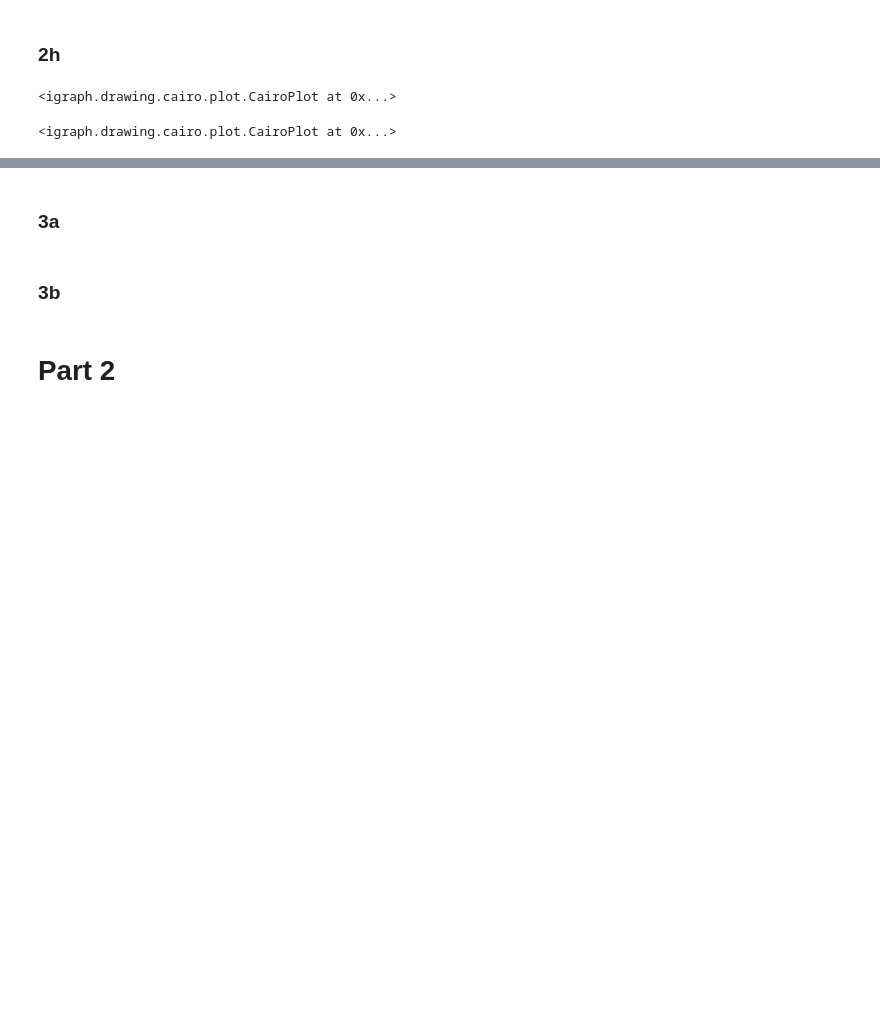
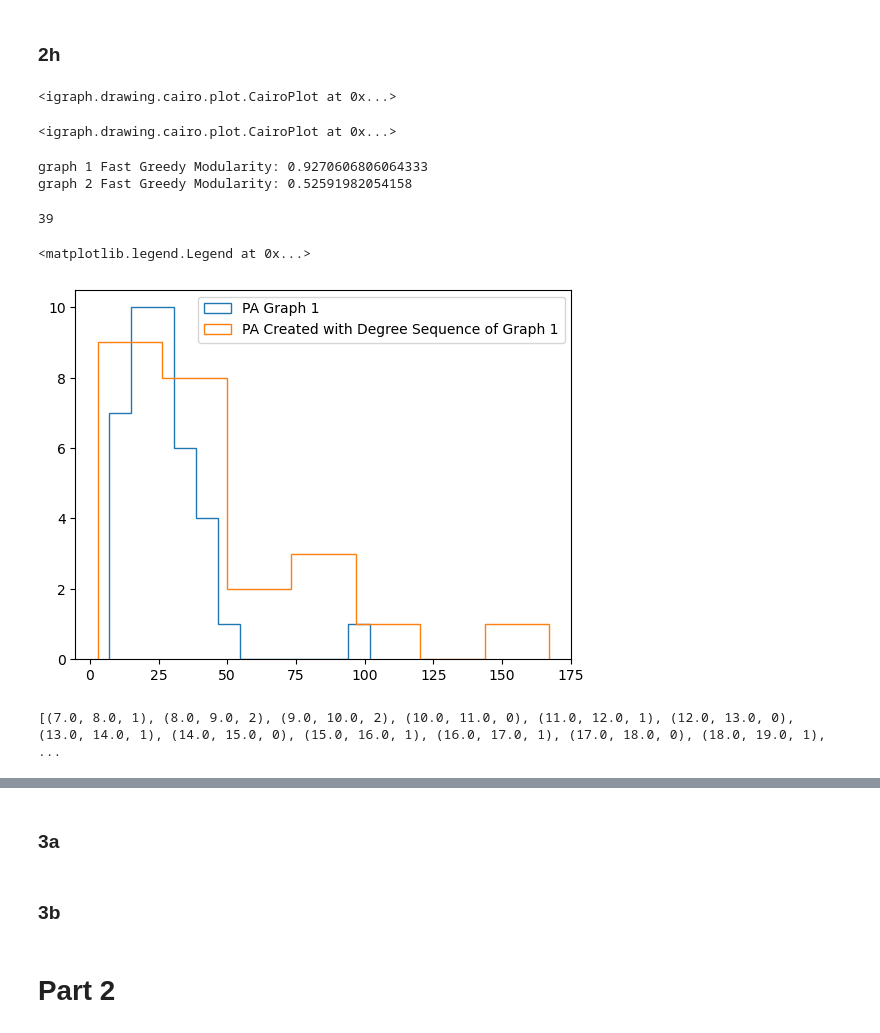
Before and after one commit to hershey890/ece232e, a Jupyter notebook: project_1.ipynb, the cells around one changed output, grey strips where cells are left out. Cells and saved outputs as stored; diff of their text form; code cells hidden in the pictures; blank space fills up the shorter version.

```diff
--- a/project_1.ipynb
+++ b/project_1.ipynb
@@ -351,21 +348,19 @@ g2 = rigraph.barabasi_game(1050, directed=False, out_seq=degree_sequence)
 rigraph.write_graph(g2, 'g2.graphml', format='graphml')
 g2 = ig.read('g2.graphml')
 # %%
-# i = g1.community_infomap()
-i = g1.community_fastgreedy().as_clustering()
-pal = ig.drawing.colors.ClusterColoringPalette(len(i))
-g1.vs['color'] = pal.get_many(i.membership)
-# plot size of community vs community number
-layout = g1.layout('kk')
-ig.plot(g1, layout=layout, vertex_size=7)
+comm_g1 = g1.community_fastgreedy().as_clustering()
+pal = ig.drawing.colors.ClusterColoringPalette(len(comm_g1))
+g1.vs['color'] = pal.get_many(comm_g1.membership)
+layout = g1.layout('auto')
+ig.plot(g1, layout=layout, vertex_size=5, edge_width=0.5)
 # %% [output]
 <igraph.drawing.cairo.plot.CairoPlot at 0x...>
 # %%
 # find g2 communities with fast greedy approach
-i = g2.community_fastgreedy().as_clustering()
-pal = ig.drawing.colors.ClusterColoringPalette(len(i))
+comm_g2 = g2.community_fastgreedy().as_clustering()
+pal = ig.drawing.colors.ClusterColoringPalette(len(comm_g2))
 g2.vs['color'] = pal.get_many(i.membership)
-layout = g2.layout('kk')
-ig.plot(g2, layout=layout, vertex_size=7)
+layout = g2.layout('auto')
+ig.plot(g2, layout=layout, vertex_size=5, edge_width=0.5)
 # %% [output]
 <igraph.drawing.cairo.plot.CairoPlot at 0x...>
@@ -382,0 +367,25 @@ for i, comm in enumerate(communities):
+# %%
+print(f'Graph 1 Fast Greedy Modularity: {comm_g1.modularity}')
+print(f'Graph 2 Fast Greedy Modularity: {comm_g2.modularity}')
+# %% [output]
+graph 1 Fast Greedy Modularity: 0.9270606806064333
+graph 2 Fast Greedy Modularity: 0.52591982054158
+# %%
+hist = comm_g1.size_histogram()
+# plot comm_g1 size histogram
+print(len(comm_g1))
+# plt.bar(hist.bins, hist.counts)
+# %% [output]
+39
+# %%
+plt.hist(comm_g1.sizes(), bins='auto', histtype='step', label='PA Graph 1')
+plt.hist(comm_g2.sizes(), bins='auto', histtype='step', label='PA Created with Degree Sequence of Graph 1')
+plt.legend()
+# %% [output]
+<matplotlib.legend.Legend at 0x...>
+[figure, added]
+# %%
+hist = comm_g1.size_histogram()
+print(list(hist.bins()))
+# %% [output]
+[(7.0, 8.0, 1), (8.0, 9.0, 2), (9.0, 10.0, 2), (10.0, 11.0, 0), (11.0, 12.0, 1), (12.0, 13.0, 0), (13.0, 14.0, 1), (14.0, 15.0, 0), (15.0, 16.0, 1), (16.0, 17.0, 1), (17.0, 18.0, 0), (18.0, 19.0, 1),  ...
```
Also changed, not shown: parts of 5 cells of this notebook.
